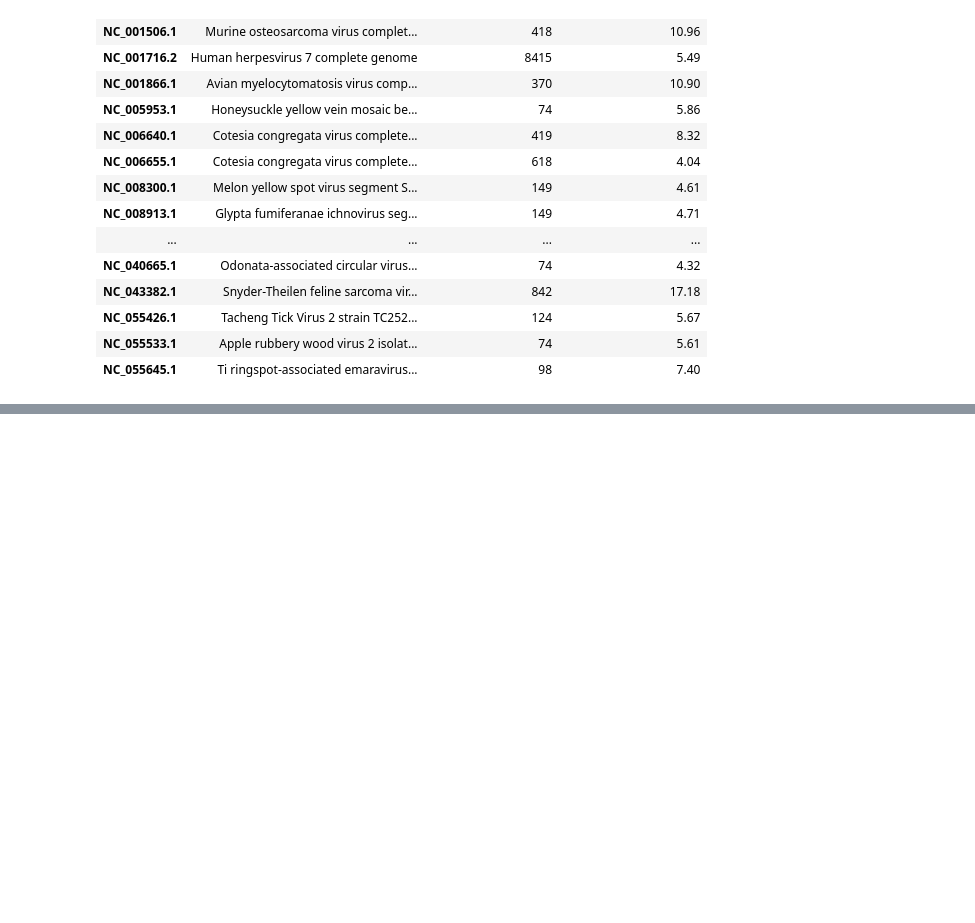
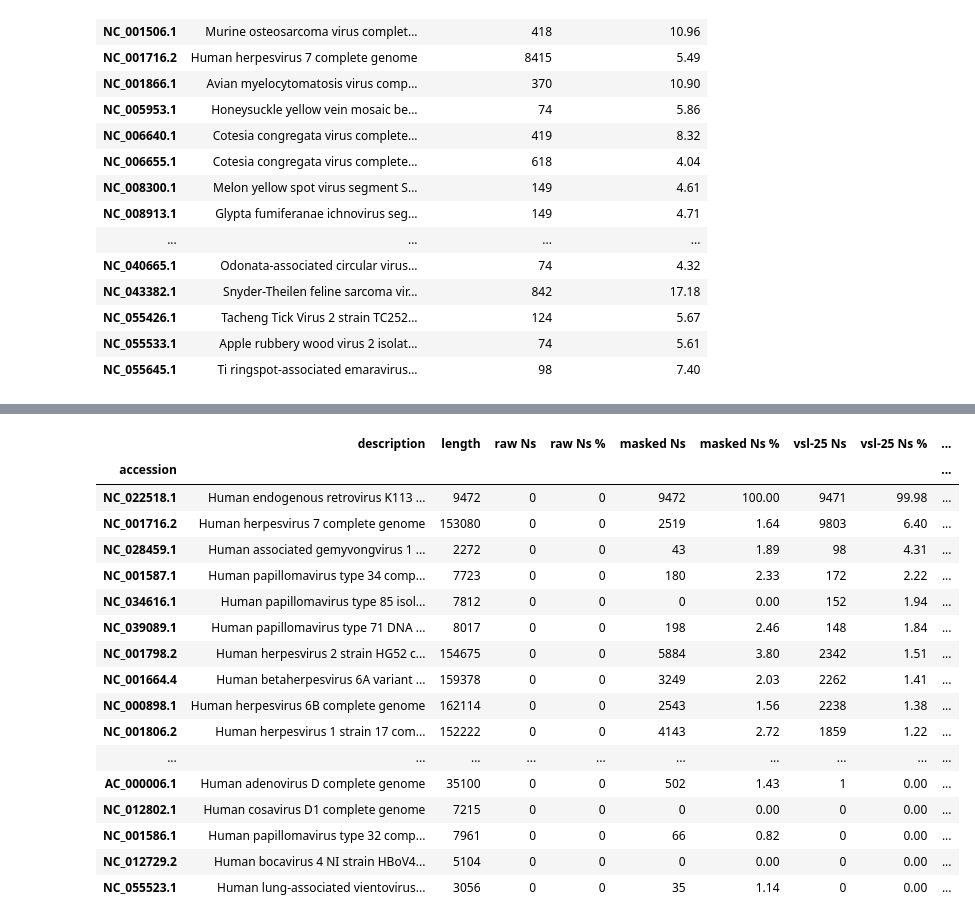
Before and after one commit to ucsffrancislab/genomics, a Jupyter notebook: data/20211111-hg38-viral-homology/analysis.ipynb, the cells around one changed output, grey strips where cells are left out. Saved outputs shown, nothing was run; the diff lists cells and outputs as text; code cells hidden in the pictures; blank space fills up the shorter version.

```diff
--- a/data/20211111-hg38-viral-homology/analysis.ipynb
+++ b/data/20211111-hg38-viral-homology/analysis.ipynb
@@ -372,0 +394,21 @@ df[(df['RM vsl-25 missed Ns %']>4)][['description','RM vsl-25 missed Ns','RM vsl
+# %%
+df[df['description'].str.contains('uman')].sort_values('vsl-25 Ns %',axis='index',ascending=False)
+# %% [output]
+|  | description | length | raw Ns | raw Ns % | masked Ns | masked Ns % | vsl-25 Ns | vsl-25 Ns % | ... |
+| accession |  |  |  |  |  |  |  |  | ... |
+| NC_022518.1 | Human endogenous retrovirus K113 ... | 9472 | 0 | 0 | 9472 | 100.00 | 9471 | 99.98 | ... |
+| NC_001716.2 | Human herpesvirus 7 complete genome | 153080 | 0 | 0 | 2519 | 1.64 | 9803 | 6.40 | ... |
+| NC_028459.1 | Human associated gemyvongvirus 1 ... | 2272 | 0 | 0 | 43 | 1.89 | 98 | 4.31 | ... |
+| NC_001587.1 | Human papillomavirus type 34 comp... | 7723 | 0 | 0 | 180 | 2.33 | 172 | 2.22 | ... |
+| NC_034616.1 | Human papillomavirus type 85 isol... | 7812 | 0 | 0 | 0 | 0.00 | 152 | 1.94 | ... |
+| NC_039089.1 | Human papillomavirus type 71 DNA ... | 8017 | 0 | 0 | 198 | 2.46 | 148 | 1.84 | ... |
+| NC_001798.2 | Human herpesvirus 2 strain HG52 c... | 154675 | 0 | 0 | 5884 | 3.80 | 2342 | 1.51 | ... |
+| NC_001664.4 | Human betaherpesvirus 6A variant ... | 159378 | 0 | 0 | 3249 | 2.03 | 2262 | 1.41 | ... |
+| NC_000898.1 | Human herpesvirus 6B complete genome | 162114 | 0 | 0 | 2543 | 1.56 | 2238 | 1.38 | ... |
+| NC_001806.2 | Human herpesvirus 1 strain 17 com... | 152222 | 0 | 0 | 4143 | 2.72 | 1859 | 1.22 | ... |
+| ... | ... | ... | ... | ... | ... | ... | ... | ... | ... |
+| AC_000006.1 | Human adenovirus D complete genome | 35100 | 0 | 0 | 502 | 1.43 | 1 | 0.00 | ... |
+| NC_012802.1 | Human cosavirus D1 complete genome | 7215 | 0 | 0 | 0 | 0.00 | 0 | 0.00 | ... |
+| NC_001586.1 | Human papillomavirus type 32 comp... | 7961 | 0 | 0 | 66 | 0.82 | 0 | 0.00 | ... |
+| NC_012729.2 | Human bocavirus 4 NI strain HBoV4... | 5104 | 0 | 0 | 0 | 0.00 | 0 | 0.00 | ... |
+| NC_055523.1 | Human lung-associated vientovirus... | 3056 | 0 | 0 | 35 | 1.14 | 0 | 0.00 | ... |
```
Also changed, not shown: parts of 3 cells of this notebook.
